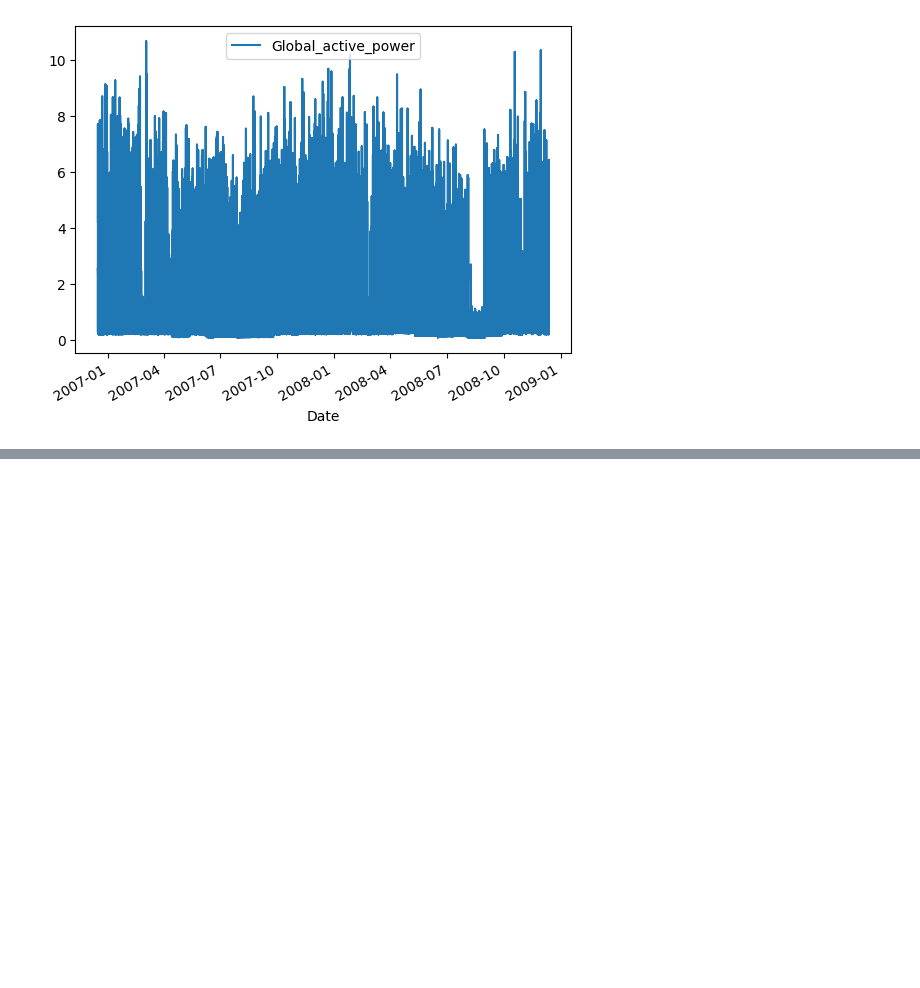
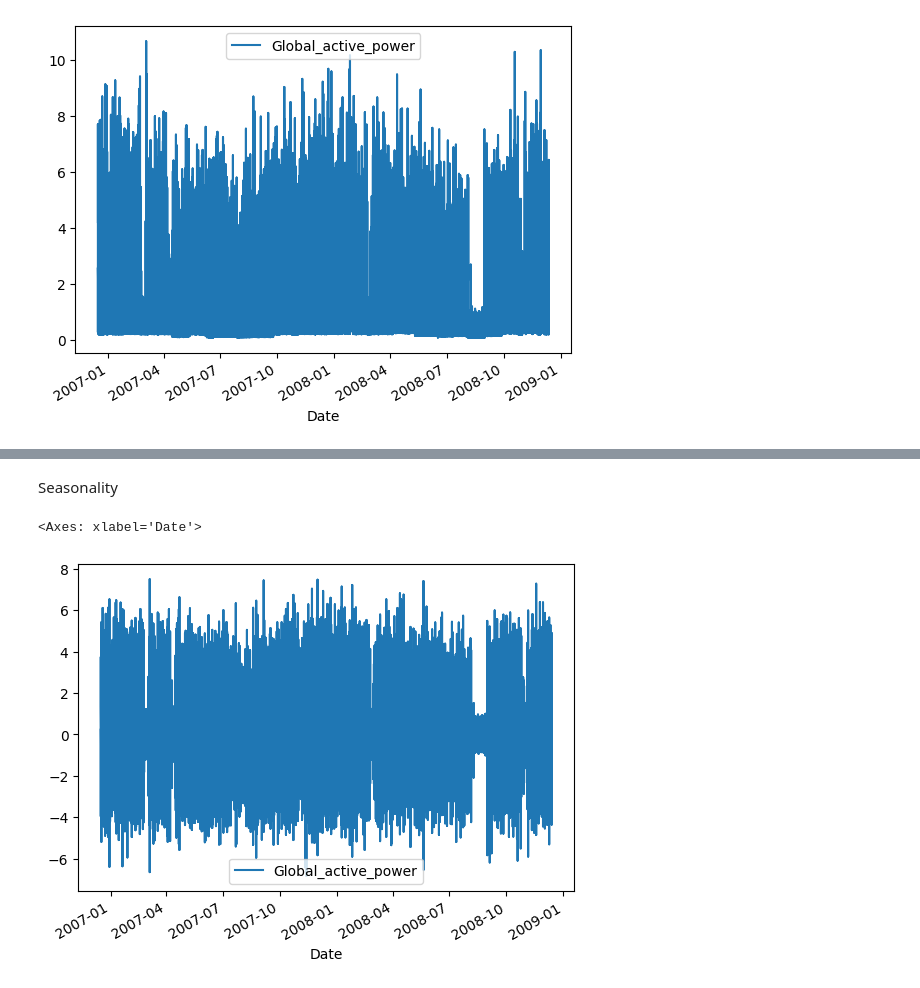
Before and after one commit to Enkhbayasgalan97/CA1-2026163, a Jupyter notebook: CA1.ipynb, the cells around one changed output, grey strips where cells are left out. Cells and saved outputs as stored; diff of their text form; code cells hidden in the pictures; blank space fills up the shorter version.

```diff
--- a/CA1.ipynb
+++ b/CA1.ipynb
@@ -772,0 +776,9 @@ plt.show()
+# %% [markdown]
+Seasonality
+# %%
+# shift() Shift index by desired number of periods with an optional time `freq`.
+# By default It shifts 1 period, check the example details using shift + tab
+(df_1 - df_1.shift(10)).plot()
+# %% [output]
+<Axes: xlabel='Date'>
+[figure, added]
```
Also changed, not shown: parts of 15 cells of this notebook, 2 other files.
